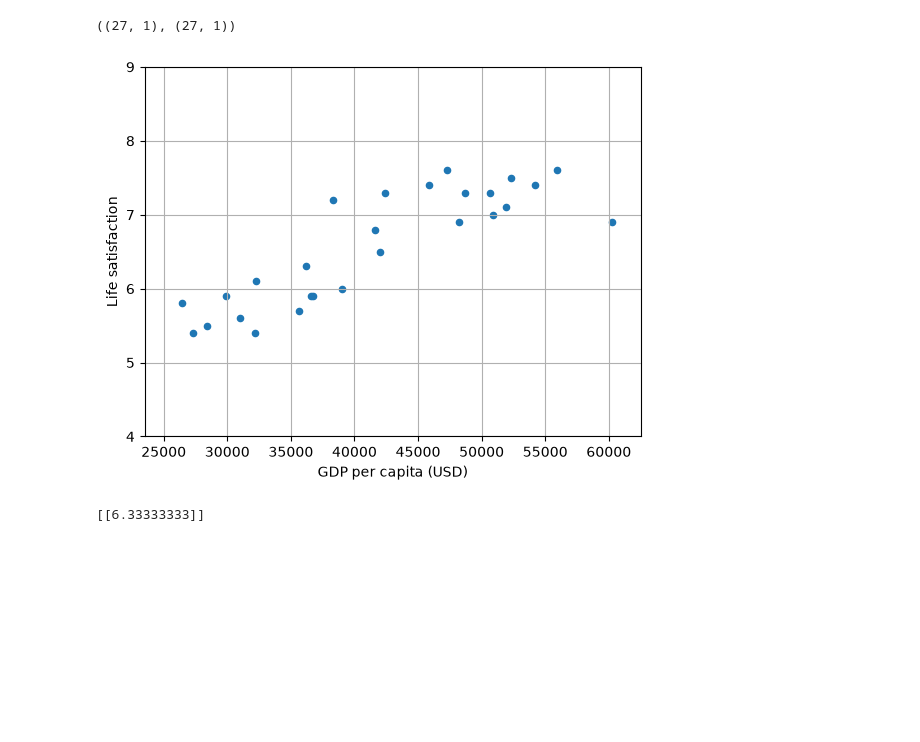
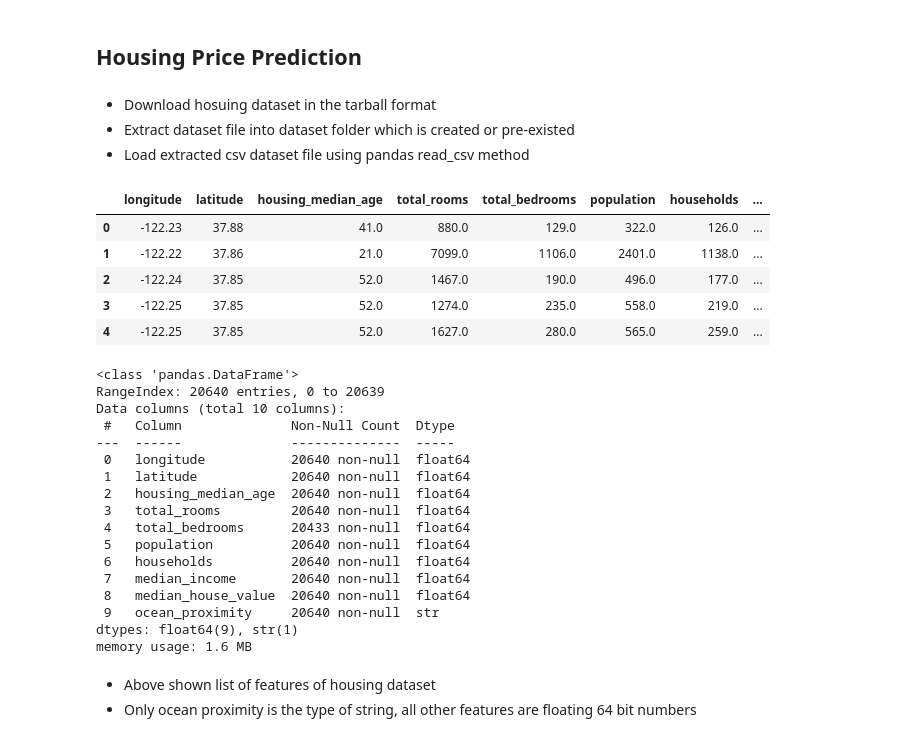
Before and after one commit to yusufjonc07/ML-learning, a Jupyter notebook: HandsOnML.ipynb, the cells around one changed output. Drawn from its saved outputs; the diff is of its cells as text; code cells hidden in the pictures; blank space fills up the shorter version.

```diff
--- a/HandsOnML.ipynb
+++ b/HandsOnML.ipynb
@@ -7,29 +1,55 @@ Matplotlib is building the font cache; this may take a moment.
+# %% [markdown]
+## Housing Price Prediction
+# %% [markdown]
+- Download hosuing dataset in the tarball format
+- Extract dataset file into dataset folder which is created or pre-existed
+- Load extracted csv dataset file using pandas read_csv method
 # %%
-# Download and prepare the data
-data_root = "https://github.com/ageron/data/raw/main/"
-lifesat = pd.read_csv(data_root + "lifesat/lifesat.csv")
-X = lifesat[["GDP per capita (USD)"]].values
-y = lifesat[["Life satisfaction"]].values
+from pathlib import Path
+import pandas as pd
+import tarfile
+import urllib.request
 
-X.shape, y.shape
+def load_housing_data():
+    tarball_path = Path("datasets/housing.tgz")
+    if not tarball_path.is_file():
+        Path("datasets").mkdir(parents=True, exist_ok=True)
+    url = "https://github.com/ageron/data/raw/main/housing.tgz"
+    urllib.request.urlretrieve(url, tarball_path)
+    with tarfile.open(tarball_path) as housing_tarball:
+        housing_tarball.extractall(path="datasets")
+    return pd.read_csv(Path("datasets/housing/housing.csv"))
+
+housing = load_housing_data()
+housing.head()
 # %% [output]
-((27, 1), (27, 1))
+|  | longitude | latitude | housing_median_age | total_rooms | total_bedrooms | population | households | ... |
+| 0 | -122.23 | 37.88 | 41.0 | 880.0 | 129.0 | 322.0 | 126.0 | ... |
+| 1 | -122.22 | 37.86 | 21.0 | 7099.0 | 1106.0 | 2401.0 | 1138.0 | ... |
+| 2 | -122.24 | 37.85 | 52.0 | 1467.0 | 190.0 | 496.0 | 177.0 | ... |
+| 3 | -122.25 | 37.85 | 52.0 | 1274.0 | 235.0 | 558.0 | 219.0 | ... |
+| 4 | -122.25 | 37.85 | 52.0 | 1627.0 | 280.0 | 565.0 | 259.0 | ... |
 # %%
-# Visualize the data
-lifesat.plot(kind='scatter', grid=True,
-x="GDP per capita (USD)", y="Life satisfaction")
-plt.axis([23_500, 62_500, 4, 9])
-plt.show()
+housing.info()
 # %% [output]
-[figure, removed]
+<class 'pandas.DataFrame'>
+RangeIndex: 20640 entries, 0 to 20639
+Data columns (total 10 columns):
+ #   Column              Non-Null Count  Dtype
+---  ------              --------------  -----
+ 0   longitude           20640 non-null  float64
+ 1   latitude            20640 non-null  float64
+ 2   housing_median_age  20640 non-null  float64
+ 3   total_rooms         20640 non-null  float64
+ 4   total_bedrooms      20433 non-null  float64
+ 5   population          20640 non-null  float64
+ 6   households          20640 non-null  float64
+ 7   median_income       20640 non-null  float64
+ 8   median_house_value  20640 non-null  float64
+ 9   ocean_proximity     20640 non-null  str
+dtypes: float64(9), str(1)
+memory usage: 1.6 MB
-# %%
-from sklearn.neighbors import KNeighborsRegressor
-model = KNeighborsRegressor(n_neighbors=3)
-# Train the model
-model.fit(X, y)
-# Make a prediction for Cyprus
-X_new = [[37_655.2]] # Cyprus' GDP per capita in 2020
-print(model.predict(X_new)) # outputs [[6.30165767]]
-# %% [output]
-[[6.33333333]]
+# %% [markdown]
+- Above shown list of features of housing dataset
+- Only ocean proximity is the type of string, all other features are floating 64 bit numbers
 # %%
```
Also changed, not shown: parts of 18 cells of this notebook, 2 other files.
